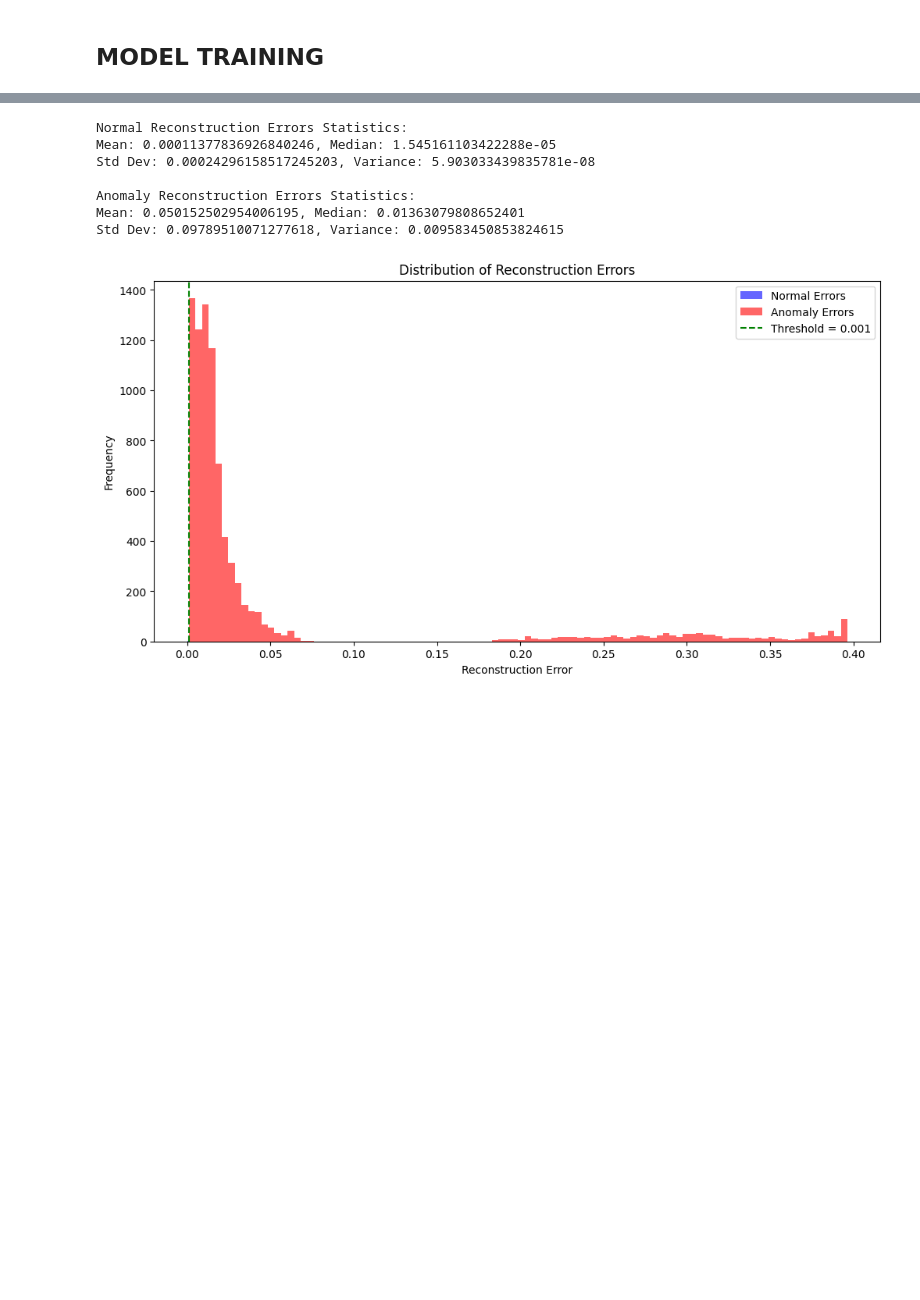
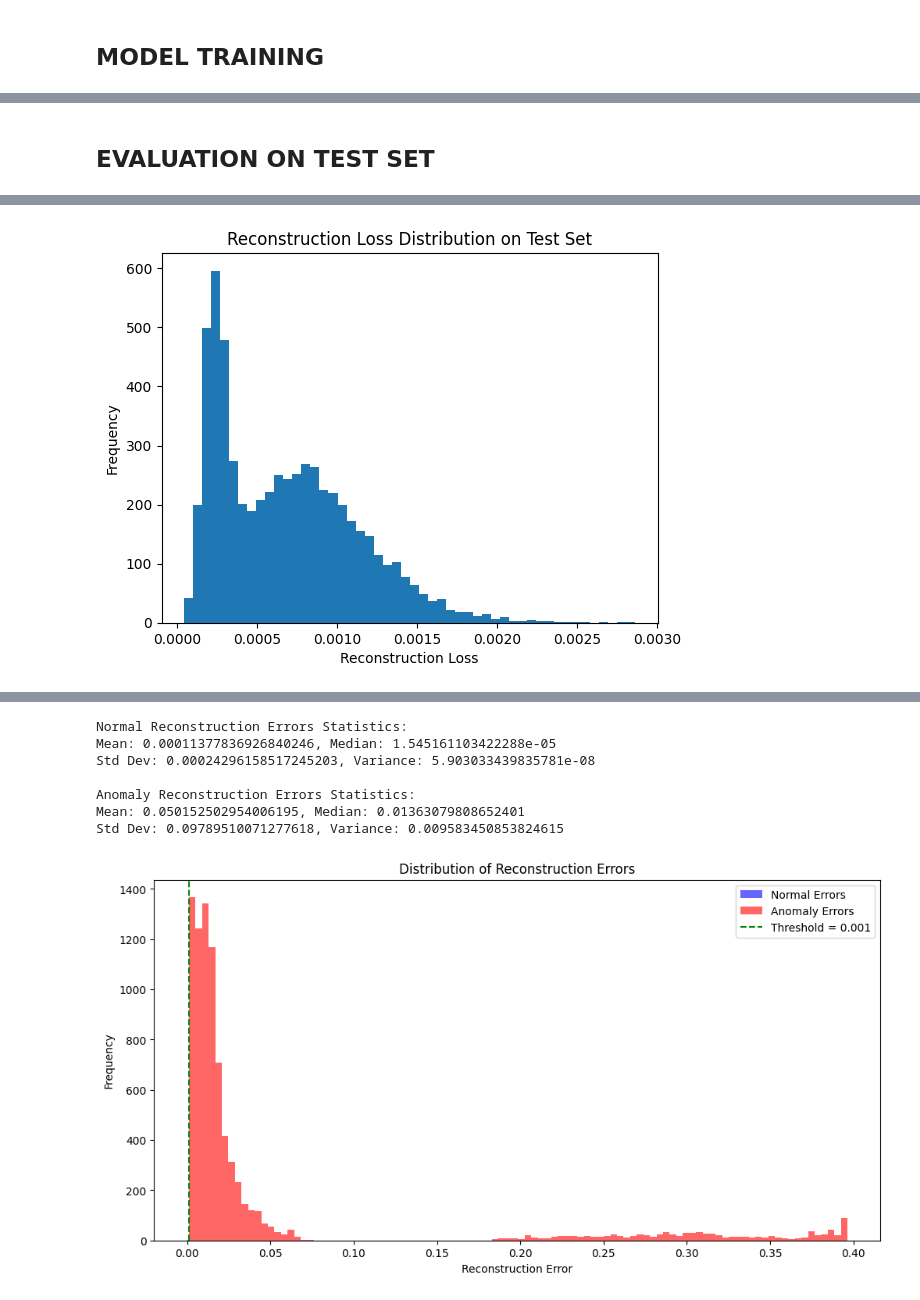
Before and after one commit to Shisiajoy/Cancer-Image-Detector, a Jupyter notebook: Autoencoder.ipynb, the cells around one changed output, grey strips where cells are left out. Cells and saved outputs as stored; diff of their text form; code cells hidden in the pictures; blank space fills up the shorter version.

```diff
--- a/Autoencoder.ipynb
+++ b/Autoencoder.ipynb
@@ -287,0 +364,16 @@ Epoch 15/15
+# %% [markdown]
+## EVALUATION ON TEST SET
+# %%
+# Evaluate on the test set
+test_images_reconstructed = autoencoder.predict(test_images)
+
+# Calculate the reconstruction loss (mean squared error) for each image
+reconstruction_loss = np.mean(np.power(test_images - test_images_reconstructed, 2), axis=(1, 2))
+
+# Analyze reconstruction loss distribution
+plt.hist(reconstruction_loss, bins=50)
+plt.xlabel('Reconstruction Loss')
+plt.ylabel('Frequency')
+plt.title('Reconstruction Loss Distribution on Test Set')
+plt.show()
+# %% [output]
@@ -287,0 +381 @@ Epoch 15/15
+[figure, added]
```
Also changed, not shown: parts of 48 cells of this notebook.
